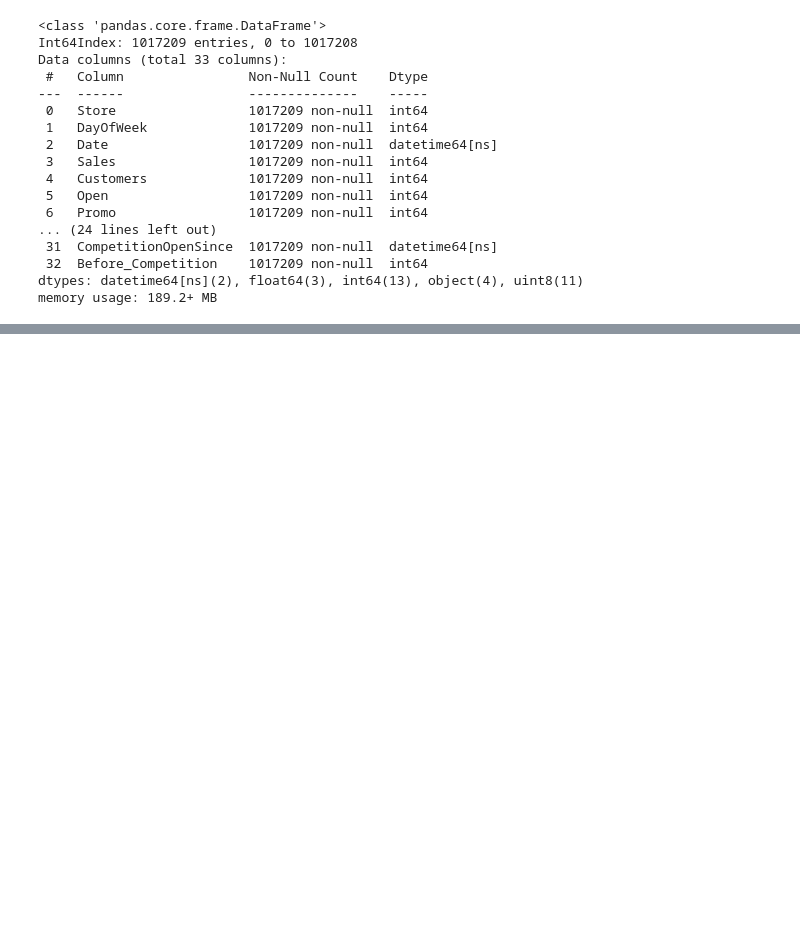
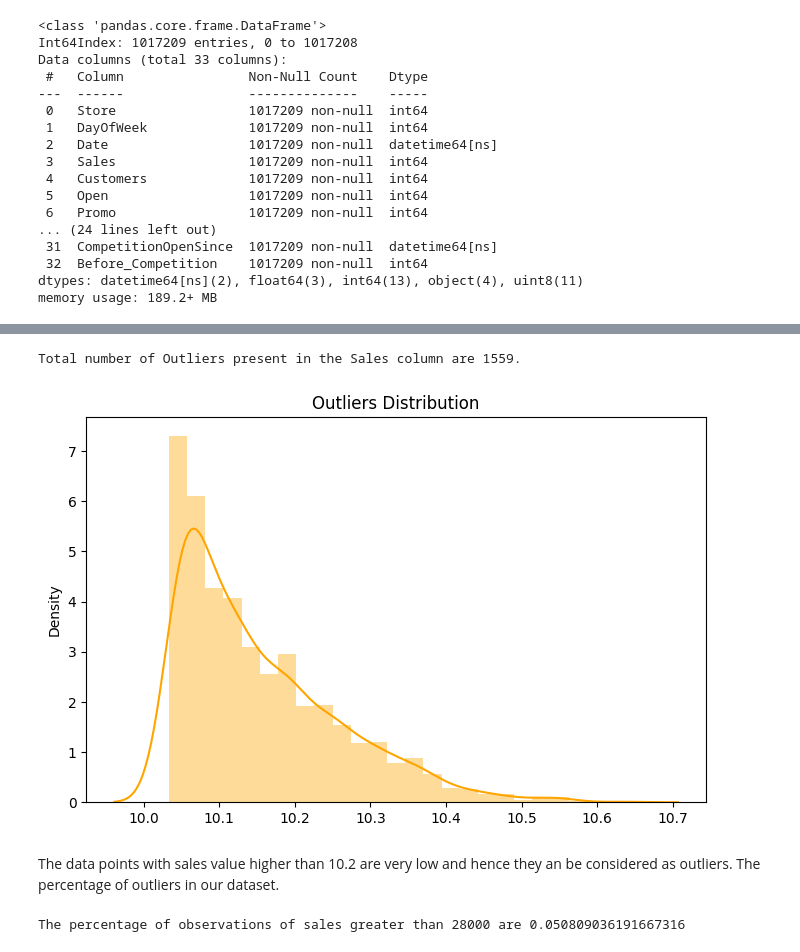
Before and after one commit to VishalKamde/Regression-project, a Jupyter notebook: Regression_analysis_on_Rossmann_Store_sales_Dataset_by_Vishal_Kamde_.ipynb, the cells around one changed output, grey strips where cells are left out. Cells and saved outputs as stored; diff of their text form; code cells hidden in the pictures; blank space fills up the shorter version.

```diff
--- a/Regression_analysis_on_Rossmann_Store_sales_Dataset_by_Vishal_Kamde_.ipynb
+++ b/Regression_analysis_on_Rossmann_Store_sales_Dataset_by_Vishal_Kamde_.ipynb
@@ -819,0 +939,12 @@ memory usage: 189.2+ MB
+# %%
+# Changingthe value of the State Holiday into boolean:-
+
+df1['StateHoliday'].replace({'a':1, 'b':1,'c':1}, inplace=True)
+# %%
+# Setting date and store as index:-
+
+df1.set_index(['Date','Store'],inplace=True)
+
+# Sorting index following the time series:-
+
+df1.sort_index(inplace=True)
@@ -819,0 +969,44 @@ memory usage: 189.2+ MB
+# %%
+# Code to seperate outliers:-
+
+mean_sales = np.mean(df1['Sales']) #mean
+
+sd_sales = np.std(df1['Sales'])   #standard deviation
+
+# More than 3 standard deviation is an outlier.
+
+threshold = 3
+
+# Code to identify them:-
+
+outliers = []
+for value in df1['Sales']:
+    z_score = (value-mean_sales)/sd_sales
+    if z_score > threshold:
+        outliers.append(value)
+
+# Total number of outliers:-
+
+print(f'Total number of Outliers present in the Sales column are {len(outliers)}.')
+
+# Plotting the outlier distribution:-
+
+
+sns.distplot(x=outliers, color = "orange").set(title='Outliers Distribution')
+plt.show()
+# %% [output]
+Total number of Outliers present in the Sales column are 1559.
+[figure, added]
+# %% [markdown]
+The data points with sales value higher than 10.2 are very low and hence they an be considered as outliers. The percentage of outliers in our dataset.
+# %%
+# Percentage of sales greater than 10.2:-
+
+sales_outliers = df1.loc[df1['Sales'] > 10.2]
+percentage_of_outliers = (len(sales_outliers) / len(df1)) * 100
+
+# Print:-
+
+print(f'The percentage of observations of sales greater than 28000 are {percentage_of_outliers}')
+# %% [output]
+The percentage of observations of sales greater than 28000 are 0.050809036191667316
```
Also changed, not shown: parts of 55 cells of this notebook.
